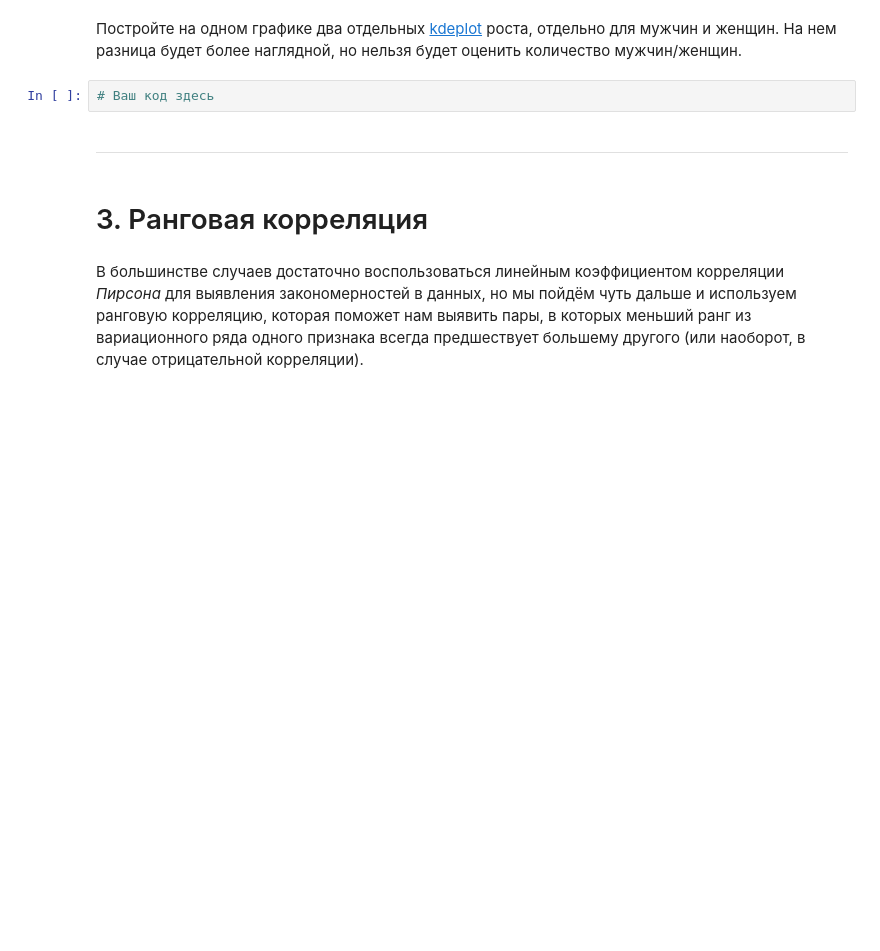
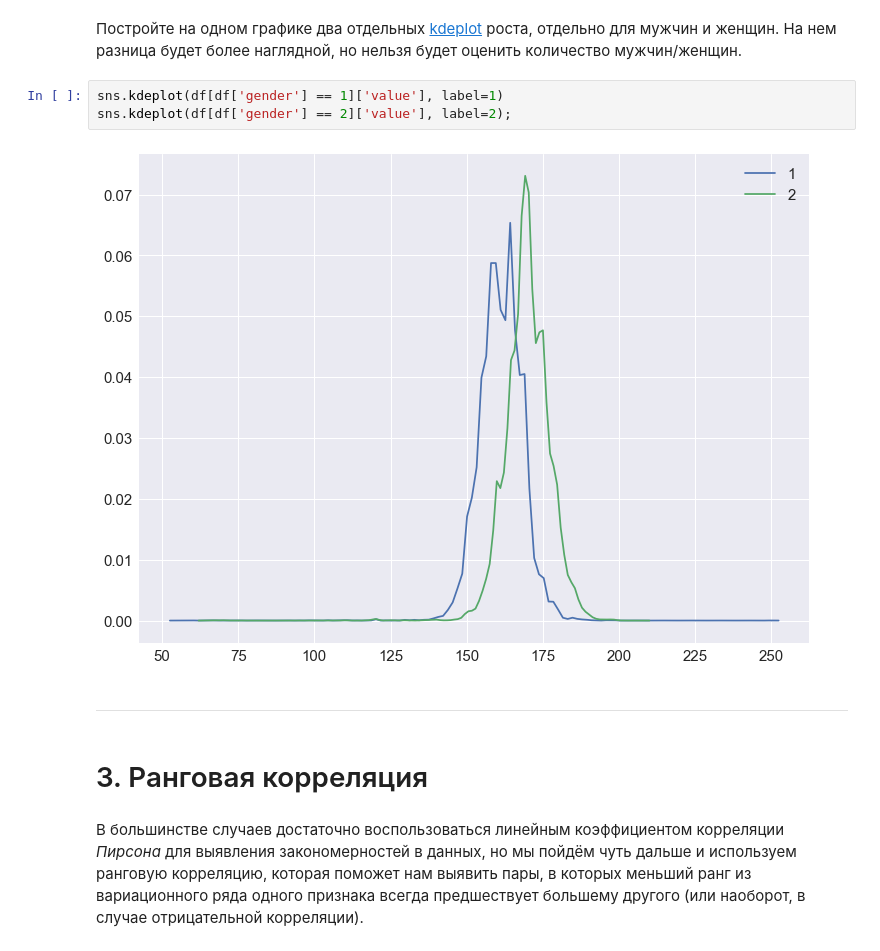
Before and after one commit to konstgazha/usml, a Jupyter notebook: week02/hw2_session3_visual_data_analysis.ipynb, the cells around one changed output. Cells and saved outputs as stored; diff of their text form; blank space fills up the shorter version.

```diff
--- a/week02/hw2_session3_visual_data_analysis.ipynb
+++ b/week02/hw2_session3_visual_data_analysis.ipynb
@@ -210,7 +217,10 @@ print(list(corr_matrix['height'].sort_values()[-3:-1].index))
 # %% [markdown]
 Постройте на одном графике два отдельных [kdeplot](https://seaborn.pydata.org/generated/seaborn.kdeplot.html) роста, отдельно для мужчин и женщин. На нем разница будет более наглядной, но нельзя будет оценить количество мужчин/женщин.
-# %%
-# Ваш код здесь
+# %%
+sns.kdeplot(df[df['gender'] == 1]['value'], label=1)
+sns.kdeplot(df[df['gender'] == 2]['value'], label=2);
+# %% [output]
+[figure, added]
 # %% [markdown]
 ---
 # %% [markdown]
```
Also changed, not shown: parts of 2 cells of this notebook.
